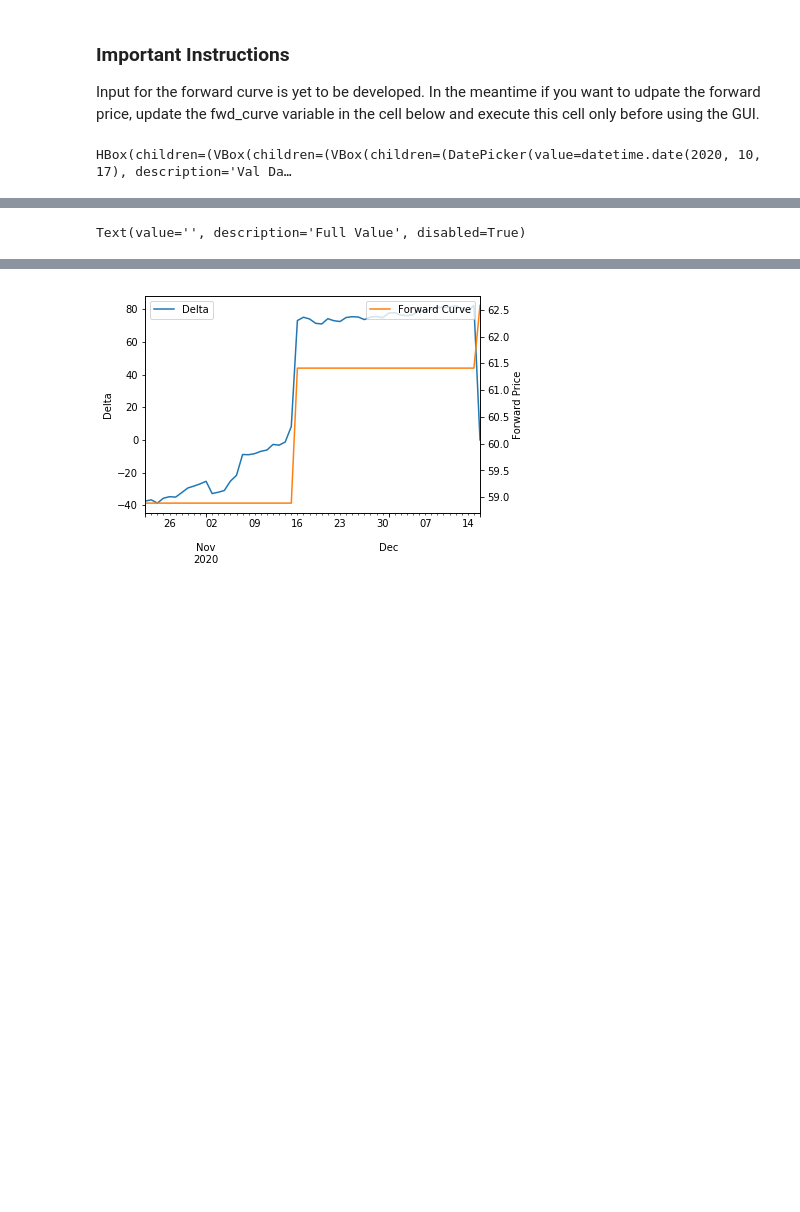
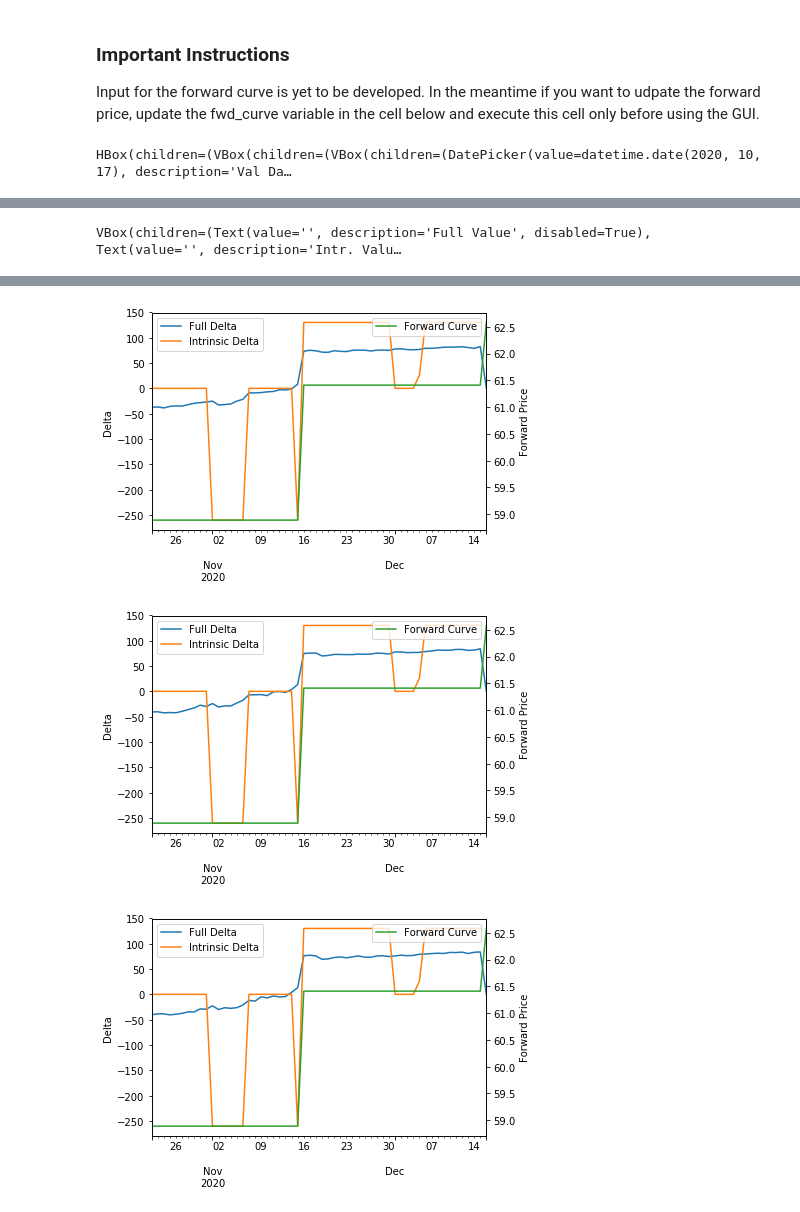
Before and after one commit to eliot-tabet/storage, a Jupyter notebook: samples/python/multi_factor_gui.ipynb, the cells around one changed output, grey strips where cells are left out. Saved outputs shown, nothing was run; the diff lists cells and outputs as text; code cells hidden in the pictures; blank space fills up the shorter version.

Commit message:
Added instrinsic value and delta to multi-factor gui.

```diff
--- a/samples/python/multi_factor_gui.ipynb
+++ b/samples/python/multi_factor_gui.ipynb
@@ -63,6 +63,11 @@ sim_params_wgt = ipw.VBox([num_sims_wgt, random_seed_wgt, grid_points_wgt, poly_
 # Output Widgets
 progress_wgt = ipw.FloatProgress(min=0.0, max=1.0)
 full_value_wgt = ipw.Text(description='Full Value', disabled=True)
+intr_value_wgt = ipw.Text(description='Intr. Value', disabled=True)
+extr_value_wgt = ipw.Text(description='Extr. Value', disabled=True)
+value_wgts = [full_value_wgt, intr_value_wgt, extr_value_wgt]
+values_wgt = ipw.VBox(value_wgts)
+
 out = ipw.Output()
 
 all_inputs_wgt = ipw.HBox([ipw.VBox([val_inputs_wgt, sim_params_wgt]), storage_details_wgt, ipw.VBox([mkt_data_wgt, vol_params_wgt])])
@@ -76,10 +81,10 @@ def twentieth_of_next_month(period): return period.asfreq('M').asfreq('D', 'end'
 
 def btn_clicked(b):
     progress_wgt.value = 0.0
-    full_value_wgt.value = ''
+    for vw in value_wgts:
+        vw.value = ''
     btn.disabled = True
-    with out:
-        clear_output()
+    out.clear_output()
     try:
         storage = CmdtyStorage('D', storage_start=start_wgt.value, storage_end=end_wgt.value,
                                injection_cost=inj_cost_wgt.value, withdrawal_cost=with_cost_wgt.value,
@@ -95,38 +100,46 @@ def btn_clicked(b):
                                     num_sims=num_sims_wgt.value, seed=random_seed_wgt.value,
                                     regress_poly_degree=poly_degree_wgt.value, regress_cross_products=reg_cross_wgt.value,
                                     num_inventory_grid_points=grid_points_wgt.value, on_progress_update=on_progress)
+        val_results_intrinsic = intrinsic_value(storage, val_date_wgt.value, inventory_wgt.value, forward_curve=fwd_curve,
+                                     interest_rates=interest_rate_curve, settlement_rule=twentieth_of_next_month,
+                                   num_inventory_grid_points=grid_points_wgt.value)
         full_value_wgt.value = "{0:,.0f}".format(val_results_3f.npv)
+        intr_value_wgt.value = "{0:,.0f}".format(val_results_intrinsic.npv)
+        extr_value_wgt.value = "{0:,.0f}".format(val_results_3f.npv - val_results_intrinsic.npv)
+        intr_delta = val_results_intrinsic.profile['net_position']
         with out:
             ax_1 = val_results_3f.deltas.plot(legend=True)
             ax_1.set_ylabel('Delta')
+            intr_delta.plot(legend=True, ax=ax_1)
             active_fwd_curve = fwd_curve[storage.start:storage.end]
             ax_2 = active_fwd_curve.plot(secondary_y=True, legend=True, ax=ax_1)
             ax_2.set_ylabel('Forward Price')
-            ax_1.legend(['Delta'])
+            ax_1.legend(['Full Delta', 'Intrinsic Delta'])
             ax_2.legend(['Forward Curve'])
     except Exception as e:
         with out:
             print('Exception:')
             print(e)
     finally:
         btn.disabled = False
 
 
 btn = ipw.Button(description='Calculate')
 btn.on_click(btn_clicked)
 
 display(all_inputs_wgt)
-#display(sim_params_wgt)
 display(btn)
 display(progress_wgt)
-display(full_value_wgt)
+display(values_wgt)
 display(out)
 # %% [output]
 HBox(children=(VBox(children=(VBox(children=(DatePicker(value=datetime.date(2020, 10, 17), description='Val Da…
 [interactive output not drawn]
-Text(value='', description='Full Value', disabled=True)
+VBox(children=(Text(value='', description='Full Value', disabled=True), Text(value='', description='Intr. Valu…
 [interactive output not drawn]
-[figure, old version]
+[figure, new version]
+[figure, added]
+[figure, added]
 # %% [markdown]
 ### To Do
 * GUI input for forward curve.
```
Also changed, not shown: parts of 2 cells of this notebook.
